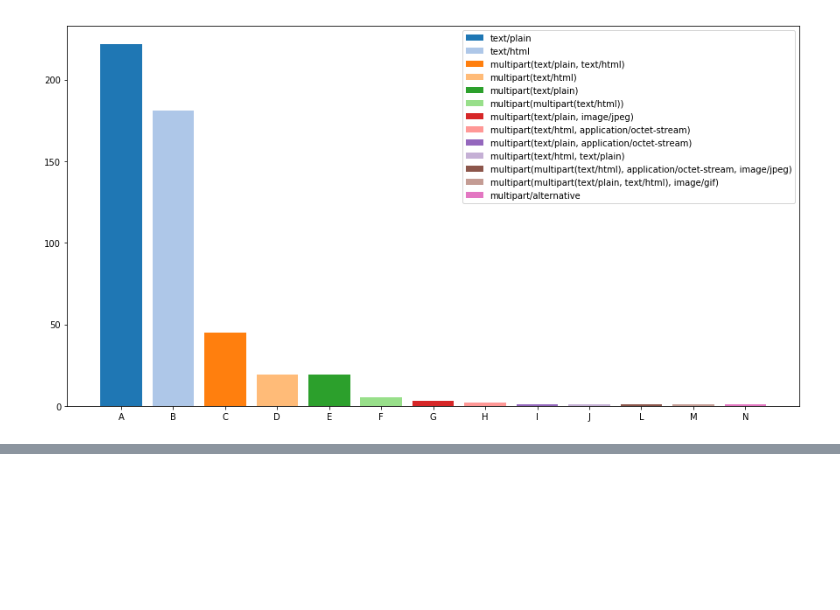
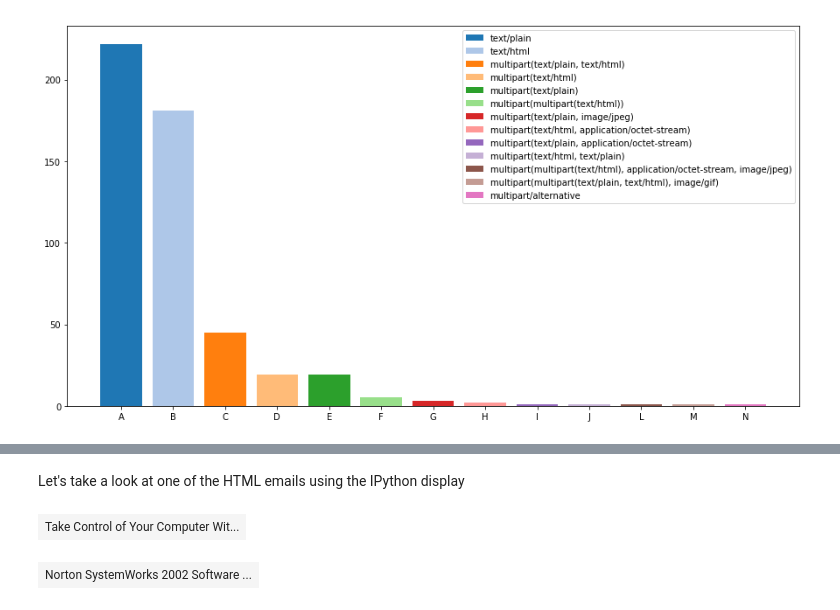
Before and after one commit to Ohtar10/ml-python, a Jupyter notebook: ch03/excercises/Spam vs Ham - Classifier.ipynb, the cells around one changed output, grey strips where cells are left out. Saved outputs shown, nothing was run; the diff lists cells and outputs as text; code cells hidden in the pictures; blank space fills up the shorter version.

Commit message:
Continue work on Spam Vs Ham, start parsing with Beautiful Soup

```diff
--- a/ch03/excercises/Spam vs Ham - Classifier.ipynb
+++ b/ch03/excercises/Spam vs Ham - Classifier.ipynb
@@ -223,0 +253,8 @@ On Spam, we observe that there is no signature type emails, the highest ones are
+# %%
+import numpy as np
+from sklearn.model_selection import train_test_split
+
+X = np.array(ham_emails + spam_emails)
+y = np.array([0] * len(ham_emails) + [1] * len(spam_emails))
+
+X_train, X_test, y_train, y_test = train_test_split(X, y, test_size=0.2, random_state=42)
@@ -223,0 +267,4 @@ On Spam, we observe that there is no signature type emails, the highest ones are
+# %%
+#From X_train get all where the indexes has a y_train==1
+html_spam_emails = [email for email in X_train[y_train==1] if get_email_structure(email) == "text/html"]
+html_sample = html_spam_emails[0].get_content().strip()
@@ -223,0 +293,8 @@ On Spam, we observe that there is no signature type emails, the highest ones are
+# %% [markdown]
+Let's take a look at one of the HTML emails using the IPython display
+# %%
+import IPython
+IPython.display.HTML(html_sample)
+# %% [output]
+| Take Control of Your Computer Wit... |
+| Norton SystemWorks 2002 Software ... |
```
Also changed, not shown: parts of 12 cells of this notebook.
